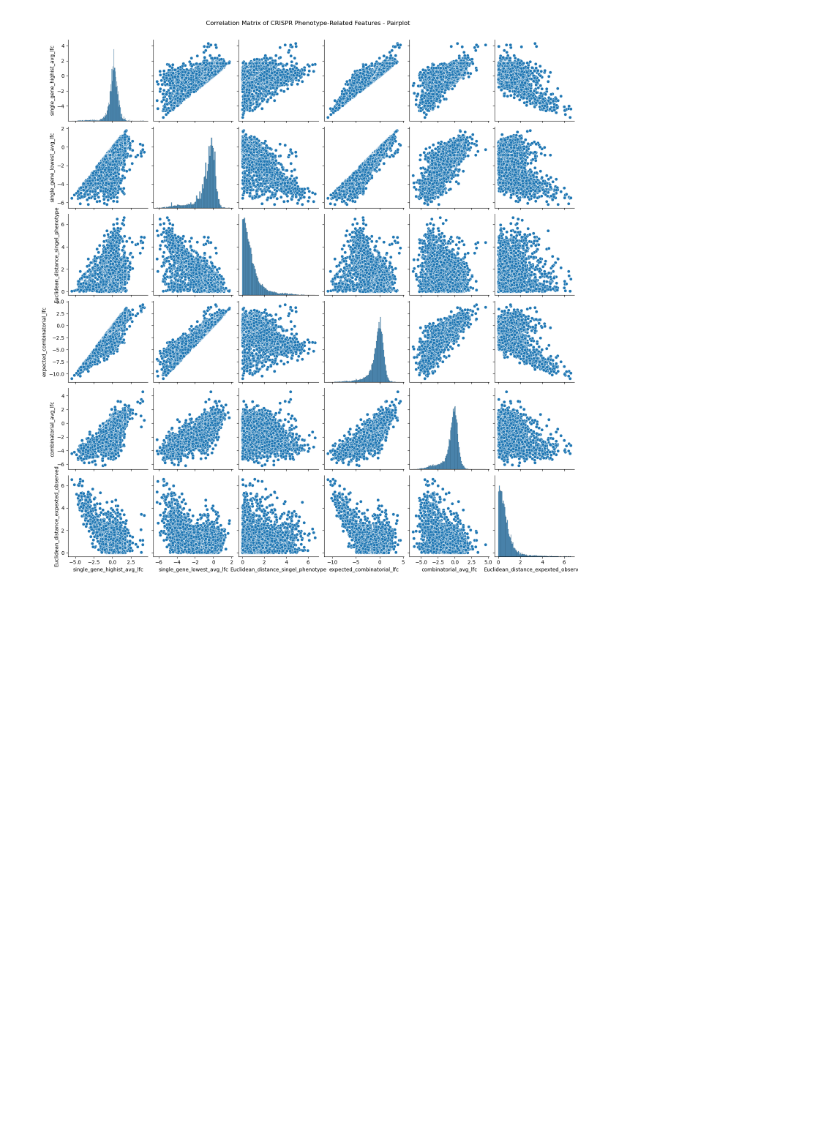
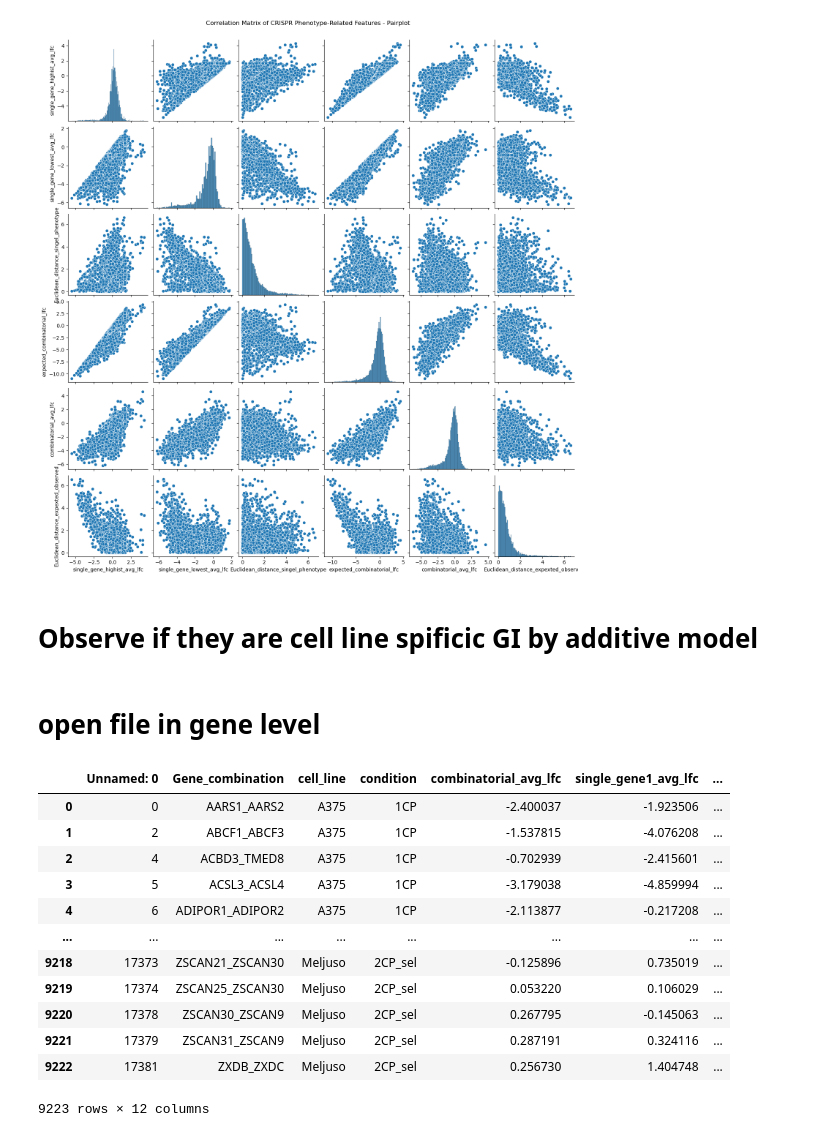
Before and after one commit to Mohamedshamsudhiin/Master-Thesis-Bioinformatic-, a Jupyter notebook: Feature_ engineering.ipynb, the cells around one changed output. Saved outputs shown, nothing was run; the diff lists cells and outputs as text; code cells hidden in the pictures; blank space fills up the shorter version.

```diff
--- a/Feature_ engineering.ipynb
+++ b/Feature_ engineering.ipynb
@@ -689,3 +691,25 @@ Numeric columns: Index(['single_gene_highist_avg_lfc', 'single_gene_lowest_avg_l
       dtype='object')
 [figure]
 [figure]
+# %% [markdown]
+# Observe if they are cell line spificic GI by additive model
+# %% [markdown]
+# open file in gene level
+# %%
+file_path_gene= "/home/user/Desktop/2024_09_26/trainingset_no_gap.txt"
+df_gene = pd.read_csv(file_path_gene ,sep='\t')
+df_gene
+# %% [output]
+|  | Unnamed: 0 | Gene_combination | cell_line | condition | combinatorial_avg_lfc | single_gene1_avg_lfc | ... |
+| 0 | 0 | AARS1_AARS2 | A375 | 1CP | -2.400037 | -1.923506 | ... |
+| 1 | 2 | ABCF1_ABCF3 | A375 | 1CP | -1.537815 | -4.076208 | ... |
+| 2 | 4 | ACBD3_TMED8 | A375 | 1CP | -0.702939 | -2.415601 | ... |
+| 3 | 5 | ACSL3_ACSL4 | A375 | 1CP | -3.179038 | -4.859994 | ... |
+| 4 | 6 | ADIPOR1_ADIPOR2 | A375 | 1CP | -2.113877 | -0.217208 | ... |
+| ... | ... | ... | ... | ... | ... | ... | ... |
+| 9218 | 17373 | ZSCAN21_ZSCAN30 | Meljuso | 2CP_sel | -0.125896 | 0.735019 | ... |
+| 9219 | 17374 | ZSCAN25_ZSCAN30 | Meljuso | 2CP_sel | 0.053220 | 0.106029 | ... |
+| 9220 | 17378 | ZSCAN30_ZSCAN9 | Meljuso | 2CP_sel | 0.267795 | -0.145063 | ... |
+| 9221 | 17379 | ZSCAN31_ZSCAN9 | Meljuso | 2CP_sel | 0.287191 | 0.324116 | ... |
+| 9222 | 17381 | ZXDB_ZXDC | Meljuso | 2CP_sel | 0.256730 | 1.404748 | ... |
+9223 rows × 12 columns
```
Also changed, not shown: parts of 2 cells of this notebook.
